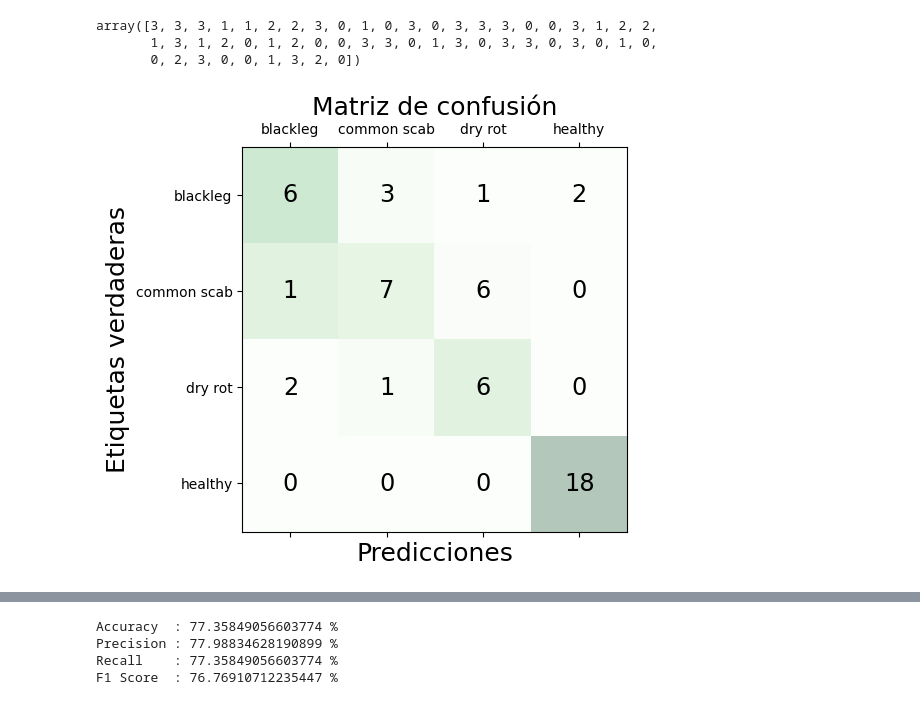
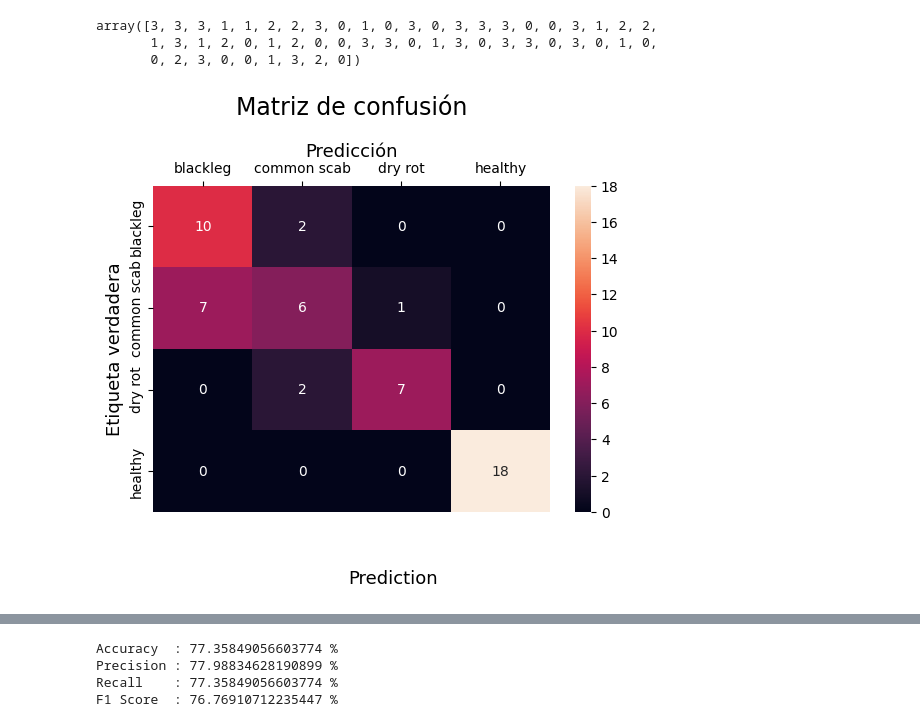
Before and after one commit to principioincertidumbre/ComputerVision, a Jupyter notebook: IntroCV_Tarea_2_Sofía_Vits.ipynb, the cells around one changed output, grey strips where cells are left out. Saved outputs shown, nothing was run; the diff lists cells and outputs as text; code cells hidden in the pictures.

```diff
--- a/IntroCV_Tarea_2_Sofía_Vits.ipynb
+++ b/IntroCV_Tarea_2_Sofía_Vits.ipynb
@@ -858,20 +891,22 @@ y_max_pred
 array([3, 3, 3, 1, 1, 2, 2, 3, 0, 1, 0, 3, 0, 3, 3, 3, 0, 0, 3, 1, 2, 2,
        1, 3, 1, 2, 0, 1, 2, 0, 0, 3, 3, 0, 1, 3, 0, 3, 3, 0, 3, 0, 1, 0,
        0, 2, 3, 0, 0, 1, 3, 2, 0])
-# %%
-cm_max = confusion_matrix(y_max_test, y_max_pred)
-fig, ax = plt.subplots(figsize=(5, 5))
-ax.matshow(cm_s, cmap=plt.cm.Greens, alpha=0.3)
-for i in range(cm_s.shape[0]):
-    for j in range(cm_max.shape[1]):
-        ax.text(x=j, y=i,s=cm[i, j], va='center', ha='center', size='xx-large')
-
-labels=['blackleg', 'common scab', 'dry rot', 'healthy']
-ax.set_xticklabels([''] + labels)
-ax.set_yticklabels([''] + labels)
-plt.xlabel('Predicciones', fontsize=18)
-plt.ylabel('Etiquetas verdaderas', fontsize=18)
-plt.title('Matriz de confusión', fontsize=18)
-plt.show()
-# %% [output]
-[figure, removed]
+# %%
+cm = confusion_matrix(y_max_test, y_max_pred)
+sns.heatmap(cm,
+            annot=True,
+            fmt='g',
+            xticklabels=['blackleg', 'common scab', 'dry rot', 'healthy'],
+            yticklabels=['blackleg', 'common scab', 'dry rot', 'healthy'])
+
+plt.ylabel('Etiqueta verdadera', fontsize=13)
+plt.title('Matriz de confusión', fontsize=17, pad=20)
+plt.gca().xaxis.set_label_position('top')
+plt.xlabel('Predicción', fontsize=13)
+plt.gca().xaxis.tick_top()
+
+plt.gca().figure.subplots_adjust(bottom=0.2)
+plt.gca().figure.text(0.5, 0.05, 'Prediction', ha='center', fontsize=13)
+plt.show()
+# %% [output]
+[figure, added]
```
Also changed, not shown: parts of 39 cells of this notebook.
